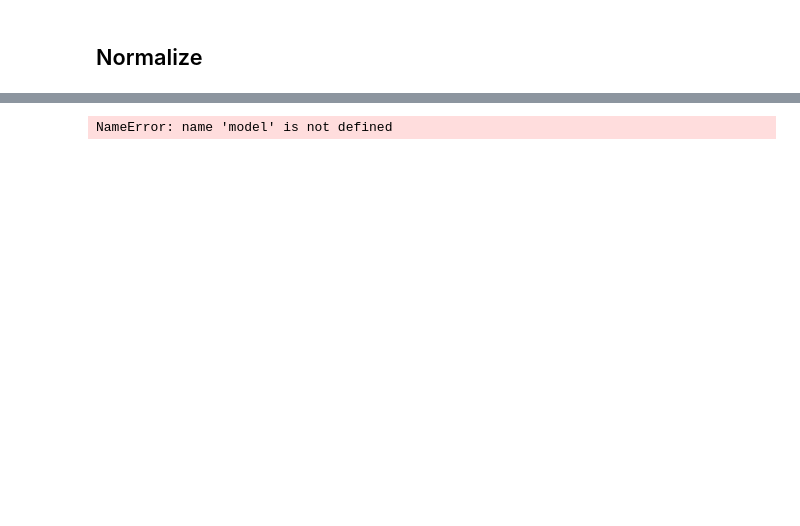
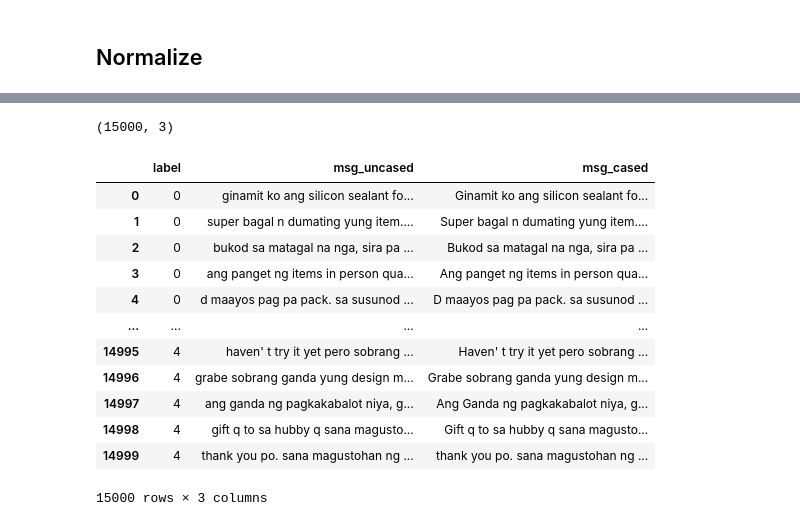
Before and after one commit to scaredmeow/nlp-thesis-xlnet-tagalog, a Jupyter notebook: notebooks/data-preprocess2.ipynb, the cells around one changed output, grey strips where cells are left out. Saved outputs shown, nothing was run; the diff lists cells and outputs as text; code cells hidden in the pictures; blank space fills up the shorter version.

```diff
--- a/notebooks/data-preprocess2.ipynb
+++ b/notebooks/data-preprocess2.ipynb
@@ -9,7 +10,7 @@ import nltk
 # %% [markdown]
 ## Loading Data
 # %%
-df = pd.read_csv("../data/model-data/comment-2-50.csv", low_memory=False)
+df = pd.read_csv("../data/model-data/comment-3-50.csv", low_memory=False)
 df["rating"] = df["rating"].replace(1, 0)
 df["rating"] = df["rating"].replace(2, 1)
 df["rating"] = df["rating"].replace(3, 2)
@@ -71,0 +134,7 @@ data
+# %%
+dictionary = []
+for i in range(5):
+    for j in data[data.label == (i + 1)].msg_uncased.tolist():
+        dictionary.extend(nltk.word_tokenize(j))
+
+dictionary[:5]
@@ -107,0 +198,3 @@ data.head(3)
+# %%
+data.dropna(subset=["msg_cased"], inplace=True)
+data.shape
@@ -108,11 +211,27 @@ data.head(3)
 # %%
-model_data = data[data.label == 0].sample(1000)
+model_data = data[data.label == 0].sample(3000)
 for i in range(1, 5):
-    model_data = model_data.append(data[data.label == i].sample(1000))
+    model_data = model_data.append(data[data.label == i].sample(3000))
 model_data.reset_index(drop=True, inplace=True)
 model_data.shape
 
 model_data.shape
 # %% [output]
-NameError: name 'model' is not defined
+(15000, 3)
+# %%
+model_data
+# %% [output]
+|  | label | msg_uncased | msg_cased |
+| 0 | 0 | ginamit ko ang silicon sealant fo... | Ginamit ko ang silicon sealant fo... |
+| 1 | 0 | super bagal n dumating yung item.... | Super bagal n dumating yung item.... |
+| 2 | 0 | bukod sa matagal na nga, sira pa ... | Bukod sa matagal na nga, sira pa ... |
+| 3 | 0 | ang panget ng items in person qua... | Ang panget ng items in person qua... |
+| 4 | 0 | d maayos pag pa pack. sa susunod ... | D maayos pag pa pack. sa susunod ... |
+| ... | ... | ... | ... |
+| 14995 | 4 | haven' t try it yet pero sobrang ... | Haven' t try it yet pero sobrang ... |
+| 14996 | 4 | grabe sobrang ganda yung design m... | Grabe sobrang ganda yung design m... |
+| 14997 | 4 | ang ganda ng pagkakabalot niya, g... | Ang Ganda ng pagkakabalot niya, g... |
+| 14998 | 4 | gift q to sa hubby q sana magusto... | Gift q to sa hubby q sana magusto... |
+| 14999 | 4 | thank you po. sana magustohan ng ... | thank you po. sana magustohan ng ... |
+15000 rows × 3 columns
 # %%
```
Also changed, not shown: parts of 21 cells of this notebook, 3 other files.
